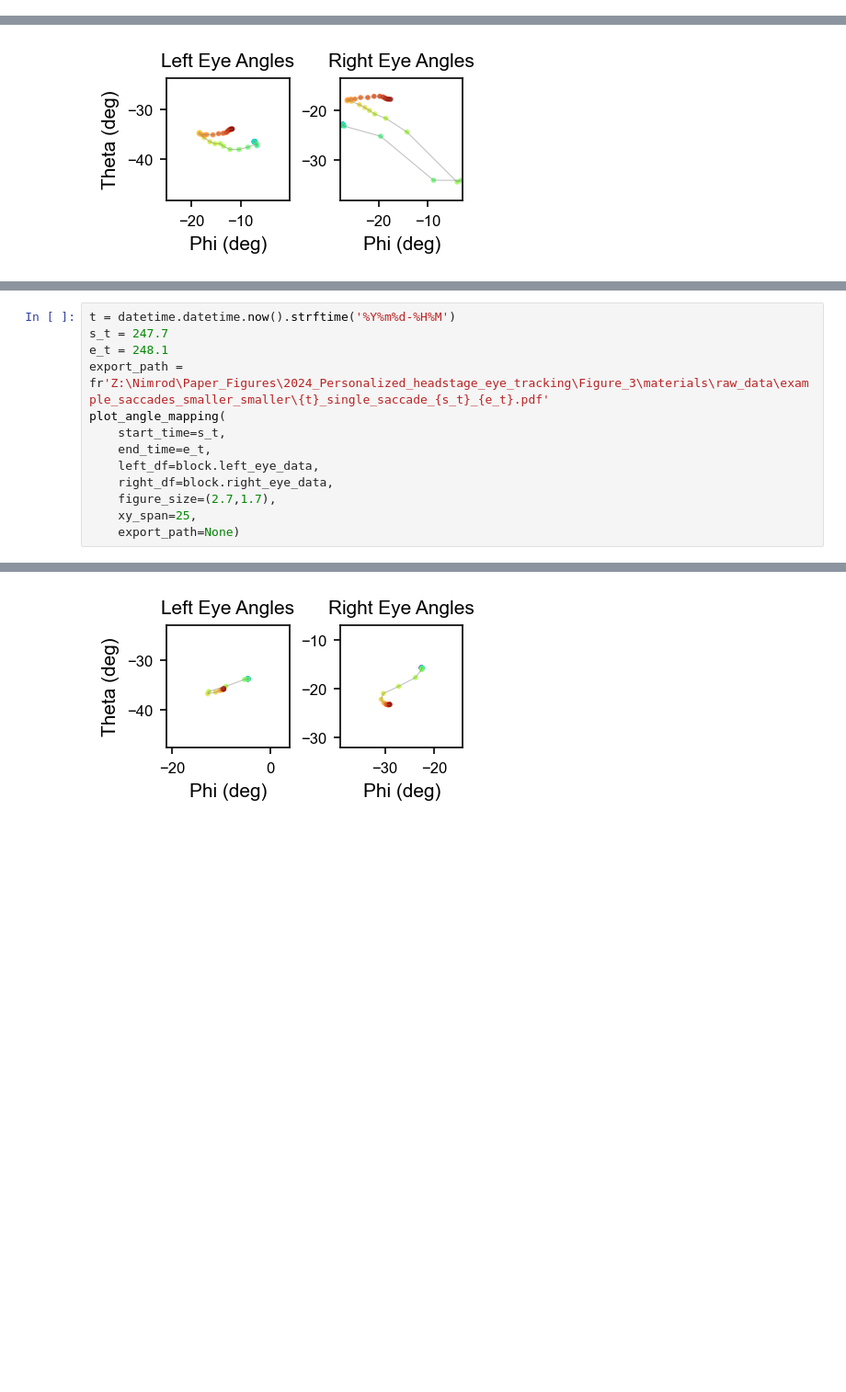
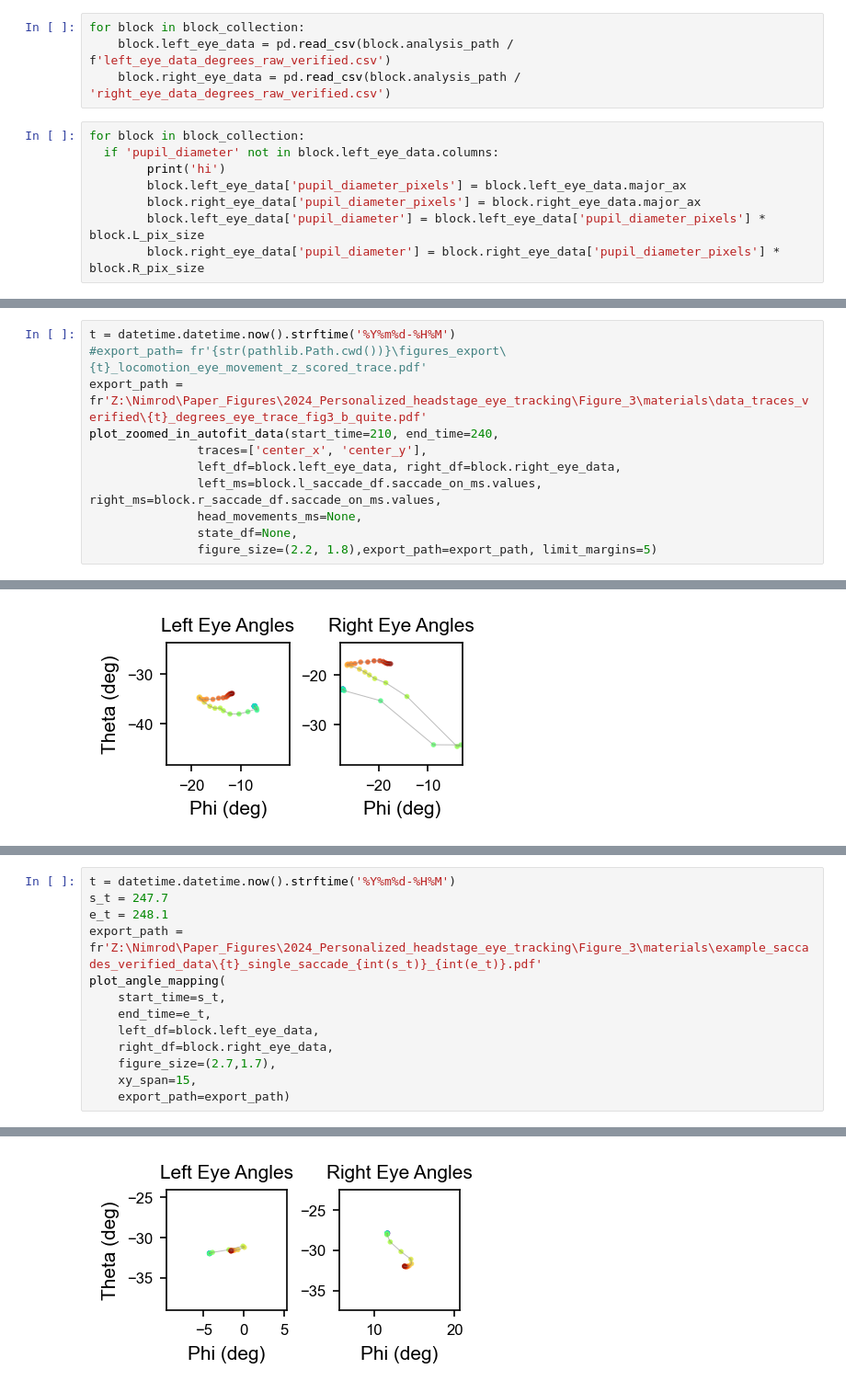
Before and after one commit to neural-electrophysiology-tool-team/Eye-Tracking-Tools, a Jupyter notebook: Graph_generation_notebooks/deg_versions/raw_data_degrees.ipynb, the cells around one changed output, grey strips where cells are left out. Shown at 92% size. Cells and saved outputs as stored; diff of their text form; blank space fills up the shorter version.

```diff
--- a/Graph_generation_notebooks/deg_versions/raw_data_degrees.ipynb
+++ b/Graph_generation_notebooks/deg_versions/raw_data_degrees.ipynb
@@ -917,3 +933,15 @@ def plot_eye_comparison_over_time(eye_df):
 
 
 plot_eye_comparison_over_time(block.left_eye_data)
+# %%
+for block in block_collection:
+    block.left_eye_data = pd.read_csv(block.analysis_path / f'left_eye_data_degrees_raw_verified.csv')
+    block.right_eye_data = pd.read_csv(block.analysis_path / 'right_eye_data_degrees_raw_verified.csv')
+# %%
+for block in block_collection:
+  if 'pupil_diameter' not in block.left_eye_data.columns:
+        print('hi')
+        block.left_eye_data['pupil_diameter_pixels'] = block.left_eye_data.major_ax
+        block.right_eye_data['pupil_diameter_pixels'] = block.right_eye_data.major_ax
+        block.left_eye_data['pupil_diameter'] = block.left_eye_data['pupil_diameter_pixels'] * block.L_pix_size
+        block.right_eye_data['pupil_diameter'] = block.right_eye_data['pupil_diameter_pixels'] * block.R_pix_size
@@ -1446,0 +1541,11 @@ plot_angle_mapping(
+# %%
+t = datetime.datetime.now().strftime('%Y%m%d-%H%M')
+#export_path= fr'{str(pathlib.Path.cwd())}\figures_export\{t}_locomotion_eye_movement_z_scored_trace.pdf'
+export_path = fr'Z:\Nimrod\Paper_Figures\2024_Personalized_headstage_eye_tracking\Figure_3\materials\data_traces_verified\{t}_degrees_eye_trace_fig3_b_quite.pdf'
+plot_zoomed_in_autofit_data(start_time=210, end_time=240,
+               traces=['center_x', 'center_y'],
+               left_df=block.left_eye_data, right_df=block.right_eye_data,
+               left_ms=block.l_saccade_df.saccade_on_ms.values, right_ms=block.r_saccade_df.saccade_on_ms.values,
+               head_movements_ms=None,
+               state_df=None,
+               figure_size=(2.2, 1.8),export_path=export_path, limit_margins=5)
@@ -1463,13 +1709,13 @@ plot_angle_mapping(
 t = datetime.datetime.now().strftime('%Y%m%d-%H%M')
 s_t = 247.7
 e_t = 248.1
-export_path = fr'Z:\Nimrod\Paper_Figures\2024_Personalized_headstage_eye_tracking\Figure_3\materials\raw_data\example_saccades_smaller_smaller\{t}_single_saccade_{s_t}_{e_t}.pdf'
+export_path = fr'Z:\Nimrod\Paper_Figures\2024_Personalized_headstage_eye_tracking\Figure_3\materials\example_saccades_verified_data\{t}_single_saccade_{int(s_t)}_{int(e_t)}.pdf'
 plot_angle_mapping(
     start_time=s_t,
     end_time=e_t,
     left_df=block.left_eye_data,
     right_df=block.right_eye_data,
     figure_size=(2.7,1.7),
-    xy_span=25,
-    export_path=None)
+    xy_span=15,
+    export_path=export_path)
 # %% [output]
@@ -1476 +1723 @@ plot_angle_mapping(
-[figure, old version]
+[figure, new version]
```
Also changed, not shown: parts of 17 cells of this notebook, 16 other files.
